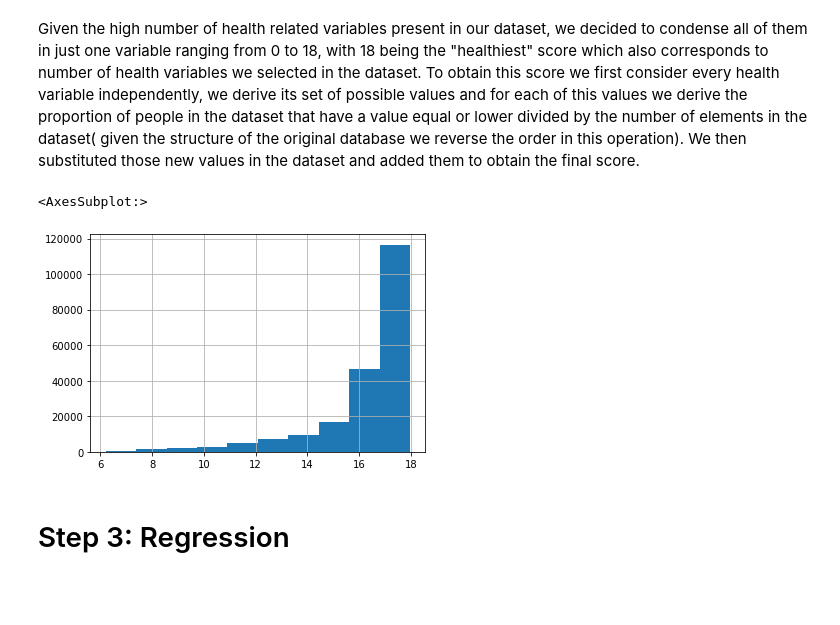
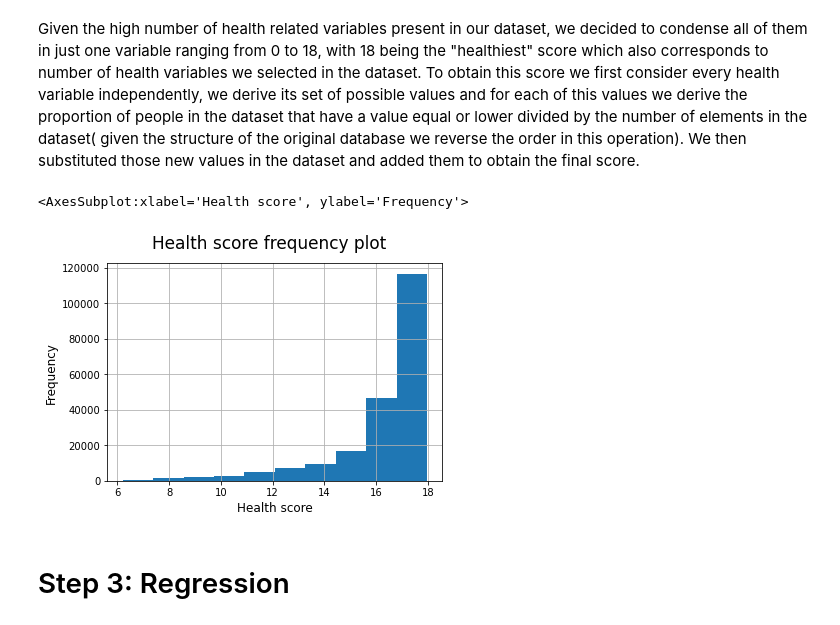
Before and after one commit to emarazz/ada_2020, a Jupyter notebook: Homework/04 - Detection of housing-health relationship/p4.ipynb, the cells around one changed output. Cells and saved outputs as stored; diff of their text form; code cells hidden in the pictures; blank space fills up the shorter version.

Commit message:
Add files via upload
nicer graph

```diff
--- a/Homework/04 - Detection of housing-health relationship/p4.ipynb
+++ b/Homework/04 - Detection of housing-health relationship/p4.ipynb
@@ -99,12 +100,16 @@ for num,temp in enumerate(health_var):
 # %%
 #creating health variable
 data_person_all["health"] = data_person_all.apply(lambda x: sum([x[i] for i in health_var]), axis=1)
-# %%
-# distribution of "health" in the dataset
-data_person_all["health"].hist()
-# %% [output]
-<AxesSubplot:>
-[figure, removed]
+# %%
+# distribution of "health" in the dataset
+fig, ax = plt.subplots()
+ax.set_xlabel('Health score', fontsize=12)
+ax.set_ylabel('Frequency', fontsize=12)
+fig.suptitle("Health score frequency plot", fontsize=17)
+data_person_all["health"].hist(ax=ax)
+# %% [output]
+<AxesSubplot:xlabel='Health score', ylabel='Frequency'>
+[figure, added]
 # %% [markdown]
 # Step 3: Regression
 # %% [markdown]
```
Also changed, not shown: parts of 1 cell of this notebook.
